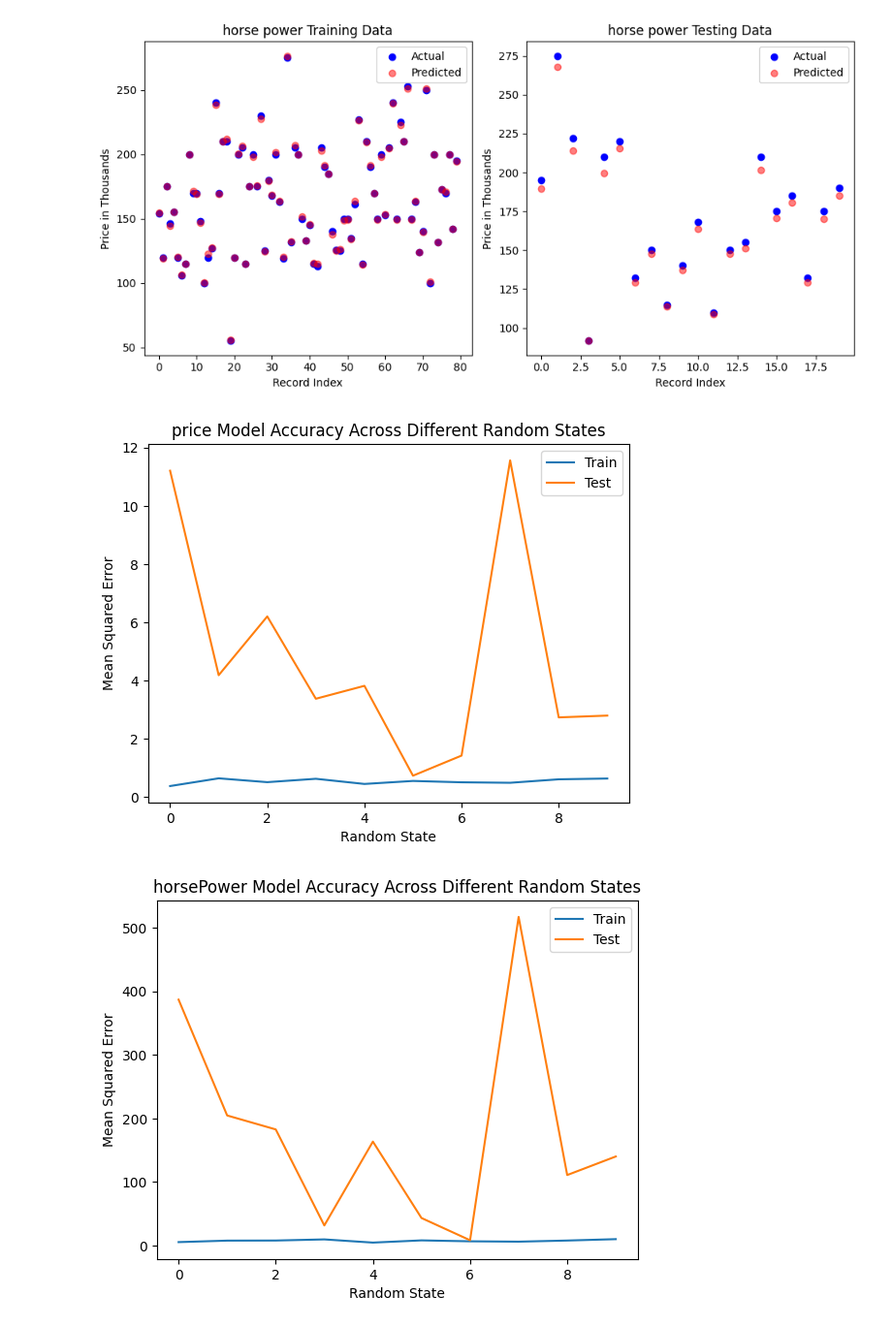
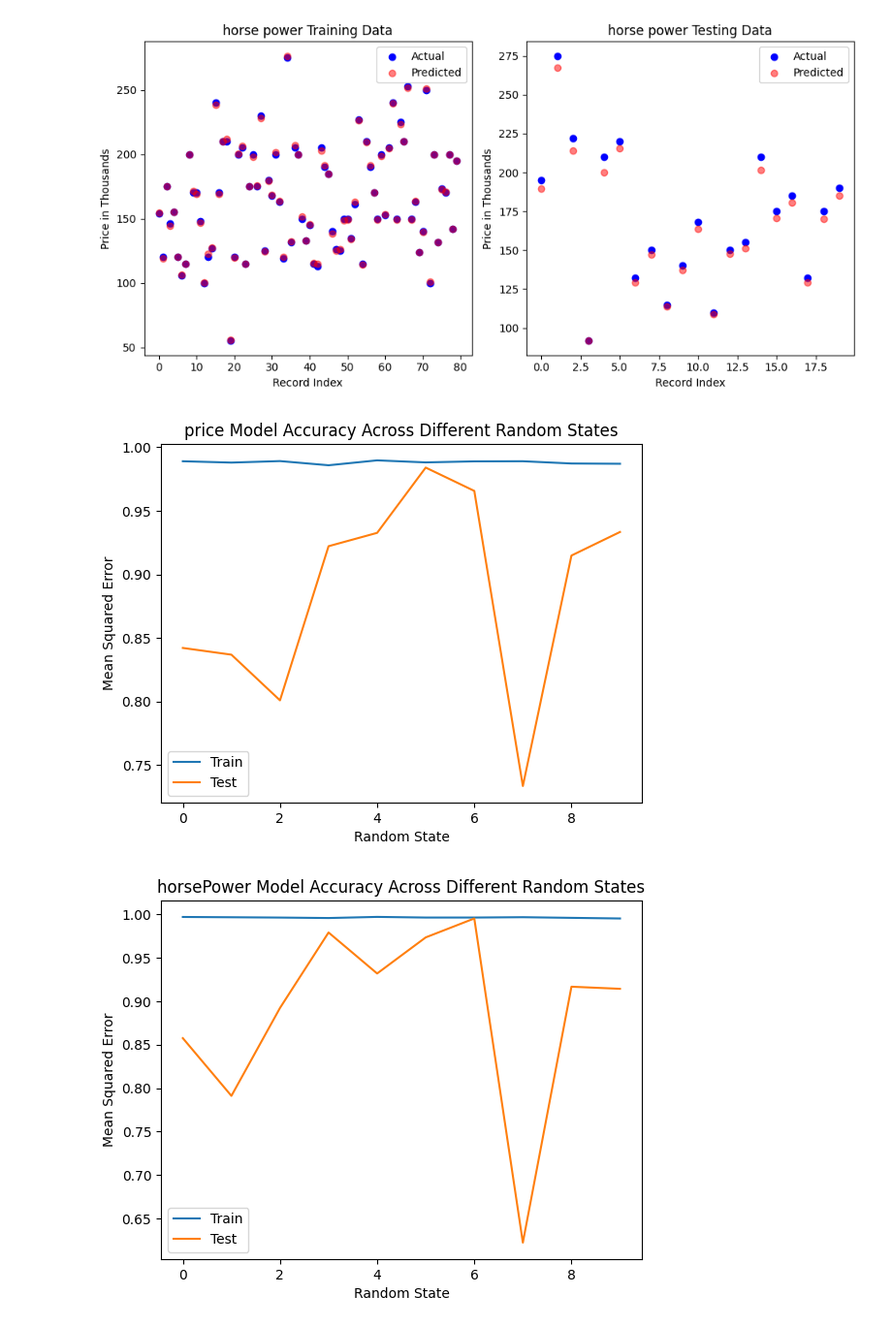
Before and after one commit to SoheilHajianManesh/Data-Sciense-Course-Projects, a Jupyter notebook: CA5/CA5.ipynb, the cells around one changed output. Shown at 97% size. Cells and saved outputs as stored; diff of their text form; code cells hidden in the pictures.

```diff
--- a/CA5/CA5.ipynb
+++ b/CA5/CA5.ipynb
@@ -569,34 +656,36 @@ plotScatter(hpyTrainPred, hpyTestPred, hpyTrain, hpyTest, "horse power")
 [figure]
 [figure]
 # %%
-def plotRandomStatesMse(X, y, learningRate, epochs , field):
+def plotRandomStatesMse(X, y, learningRate, epochs, field):
     randomStates = range(10)
-    trainErrors = []
-    testErrors = []
+    trainScore = []
+    testScore = []
 
     for state in randomStates:
-        XTrain, XTest, yTrain, yTest = train_test_split(X, y, test_size=0.2, random_state=state)
+        XTrain, XTest, yTrain, yTest = train_test_split(
+            X, y, test_size=0.2, random_state=state
+        )
 
-        model = MultivariateLinearRegression(learningRate=learningRate , iterations=epochs)
+        model = MultivariateLinearRegression(
+            learningRate=learningRate, iterations=epochs
+        )
         model.fit(XTrain, yTrain)
 
-        yTrainPred = model.predict(XTrain)
-        yTestPred = model.predict(XTest)
+        trainScore.append(model.score(XTrain, yTrain))
+        testScore.append(model.score(XTest, yTest))
 
-        trainErrors.append(mean_squared_error(yTrain, yTrainPred))
-        testErrors.append(mean_squared_error(yTest, yTestPred))
-
-    plt.plot(randomStates, trainErrors, label='Train')
-    plt.plot(randomStates, testErrors, label='Test')
-    plt.xlabel('Random State')
-    plt.ylabel('Mean Squared Error')
-    plt.title(f'{field} Model Accuracy Across Different Random States')
+    plt.plot(randomStates, trainScore, label="Train")
+    plt.plot(randomStates, testScore, label="Test")
+    plt.xlabel("Random State")
+    plt.ylabel("Mean Squared Error")
+    plt.title(f"{field} Model Accuracy Across Different Random States")
     plt.legend()
     plt.show()
 
-plotRandomStatesMse(X, y , 0.1 , 10000 , "price")
-plotRandomStatesMse(hpX, hpy , 0.05 , 500 , "horsePower")
+
+plotRandomStatesMse(X, y, 0.1, 10000, "price")
+plotRandomStatesMse(hpX, hpy, 0.05, 500, "horsePower")
 # %% [output]
-[figure, old version]
+[figure, new version]
-[figure, old version]
+[figure, new version]
 # %%
```
Also changed, not shown: parts of 59 cells of this notebook, 3 other files.
